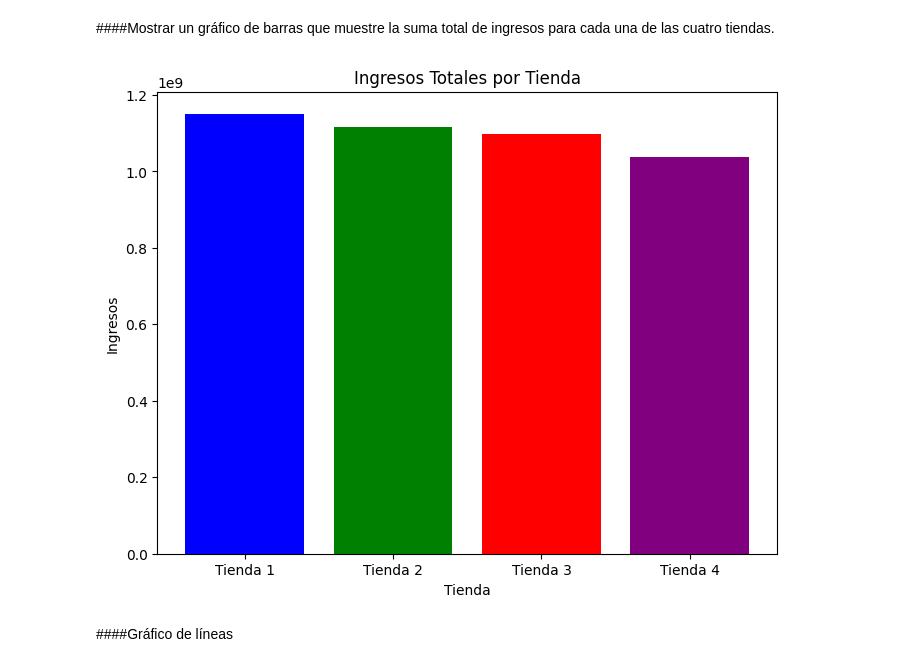
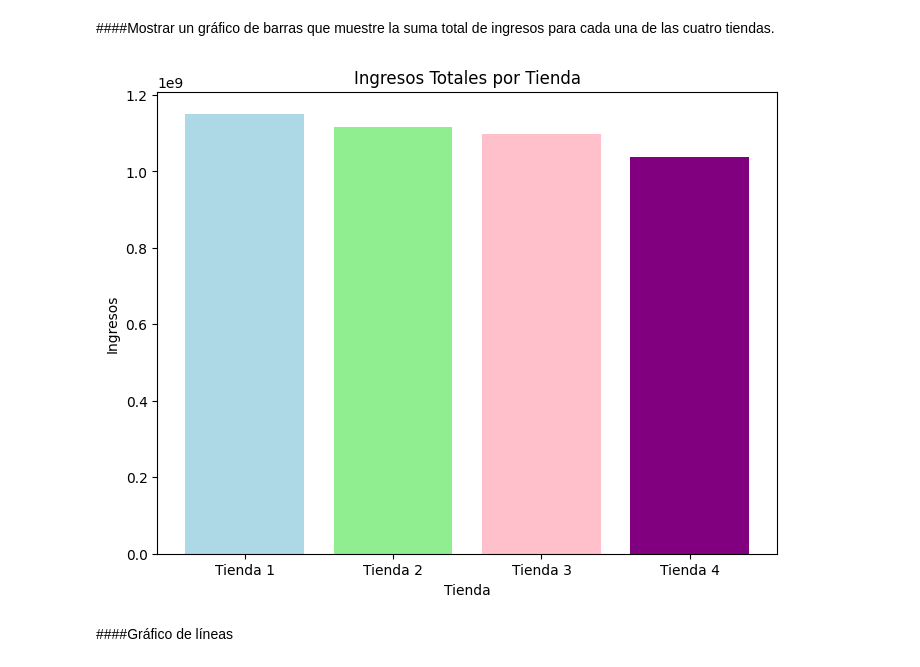
Before and after one commit to Gaby46Pe/AprendiendoGit, a Jupyter notebook: AluraStoreLatam.ipynb, the cells around one changed output. Saved outputs shown, nothing was run; the diff lists cells and outputs as text; code cells hidden in the pictures.

```diff
--- a/AluraStoreLatam.ipynb
+++ b/AluraStoreLatam.ipynb
@@ -786,21 +786,21 @@ plt.show()
 # %%
 import matplotlib.pyplot as plt
 
 ingresos_totales = {
     'Tienda 1': tienda['Precio'].sum(),
     'Tienda 2': tienda2['Precio'].sum(),
     'Tienda 3': tienda3['Precio'].sum(),
     'Tienda 4': tienda4['Precio'].sum()
 }
 
 plt.figure(figsize=(8, 6))
-plt.bar(ingresos_totales.keys(), ingresos_totales.values(), color=['blue', 'green', 'red', 'purple'])
+plt.bar(ingresos_totales.keys(), ingresos_totales.values(), color=['lightblue', 'lightgreen', 'pink', 'purple'])
 plt.title('Ingresos Totales por Tienda')
 plt.xlabel('Tienda')
 plt.ylabel('Ingresos')
 plt.show()
 # %% [output]
-[figure, old version]
+[figure, new version]
 # %% [markdown]
 ####Gráfico de líneas
 # %%
```
